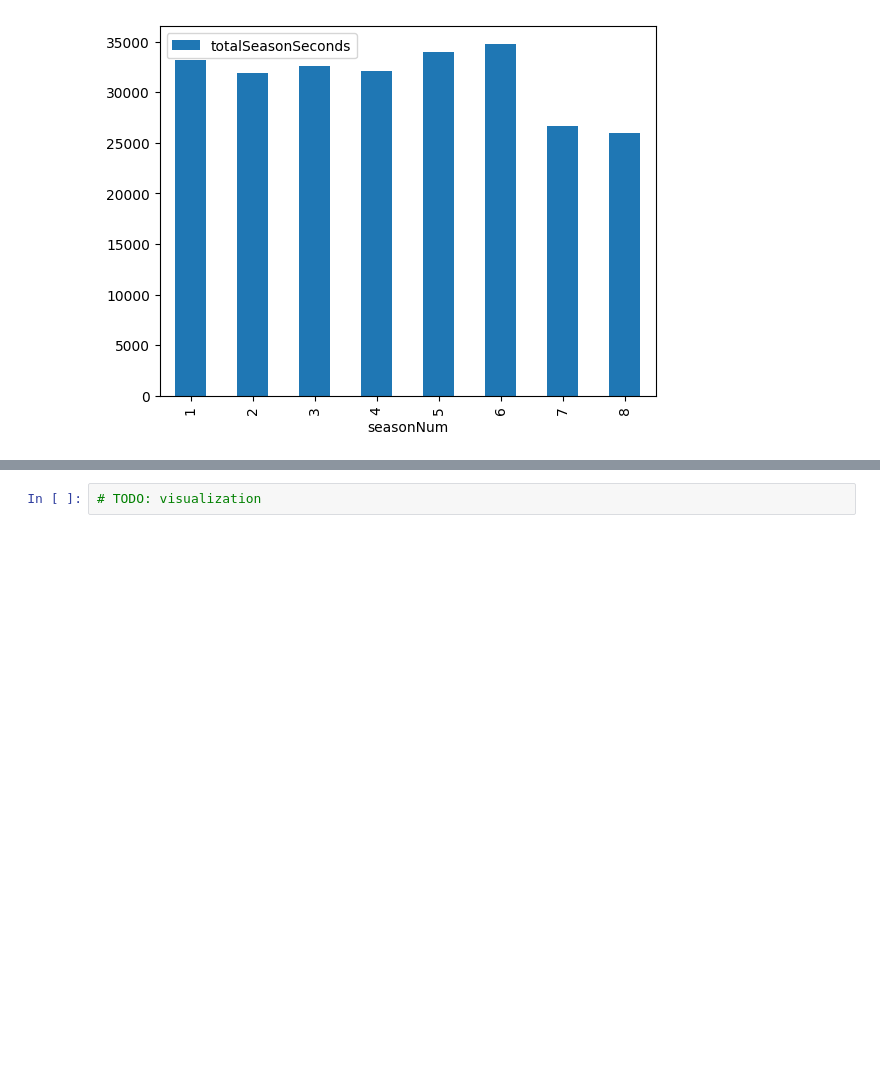
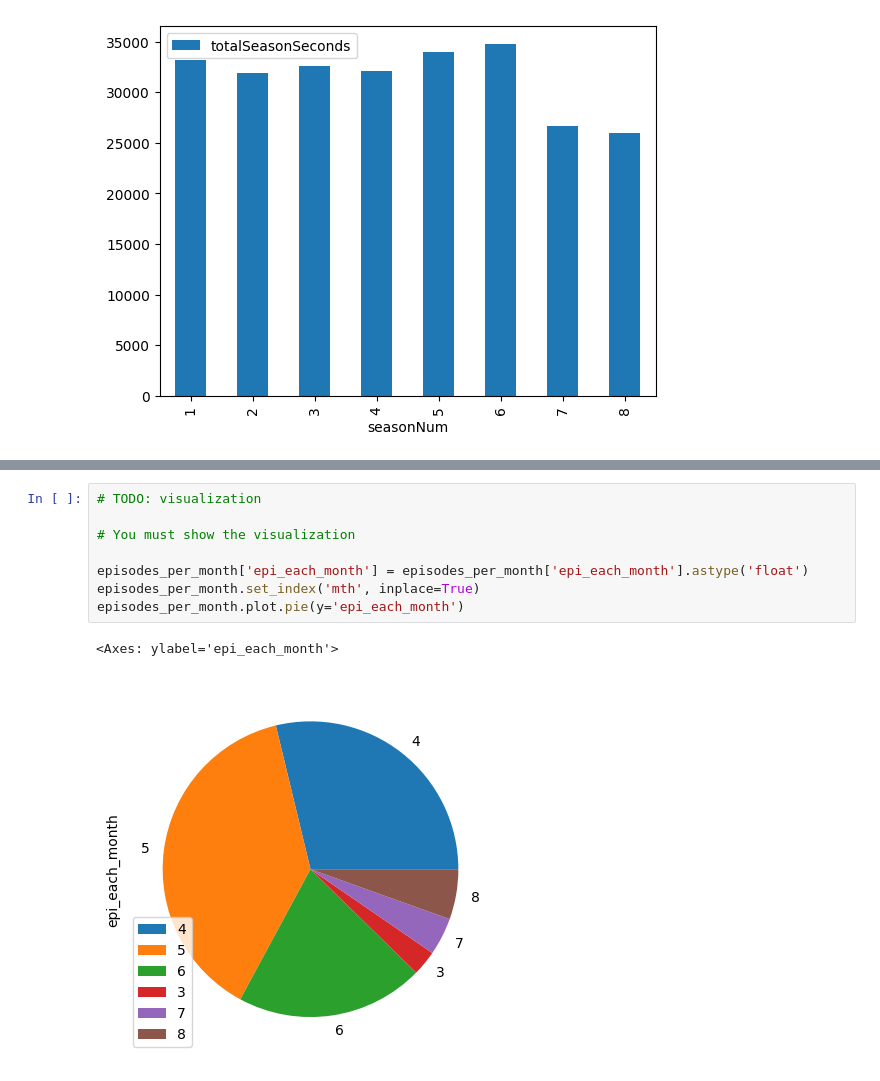
Before and after one commit to zhiyuan0828/W4111-Intro-to-Databases-Spring-2024, a Jupyter notebook: Homework/HW3/S24-W4111-HW3.ipynb, the cells around one changed output, grey strips where cells are left out. Cells and saved outputs as stored; diff of their text form; blank space fills up the shorter version.

```diff
--- a/Homework/HW3/S24-W4111-HW3.ipynb
+++ b/Homework/HW3/S24-W4111-HW3.ipynb
@@ -924,5 +936,14 @@ episodes_per_month
 # %%
 # TODO: visualization
+
+# You must show the visualization
+
+episodes_per_month['epi_each_month'] = episodes_per_month['epi_each_month'].astype('float')
+episodes_per_month.set_index('mth', inplace=True)
+episodes_per_month.plot.pie(y='epi_each_month')
+# %% [output]
+<Axes: ylabel='epi_each_month'>
+[figure, added]
 # %% [markdown]
 ## DV2
 
```
Also changed, not shown: parts of 22 cells of this notebook.
